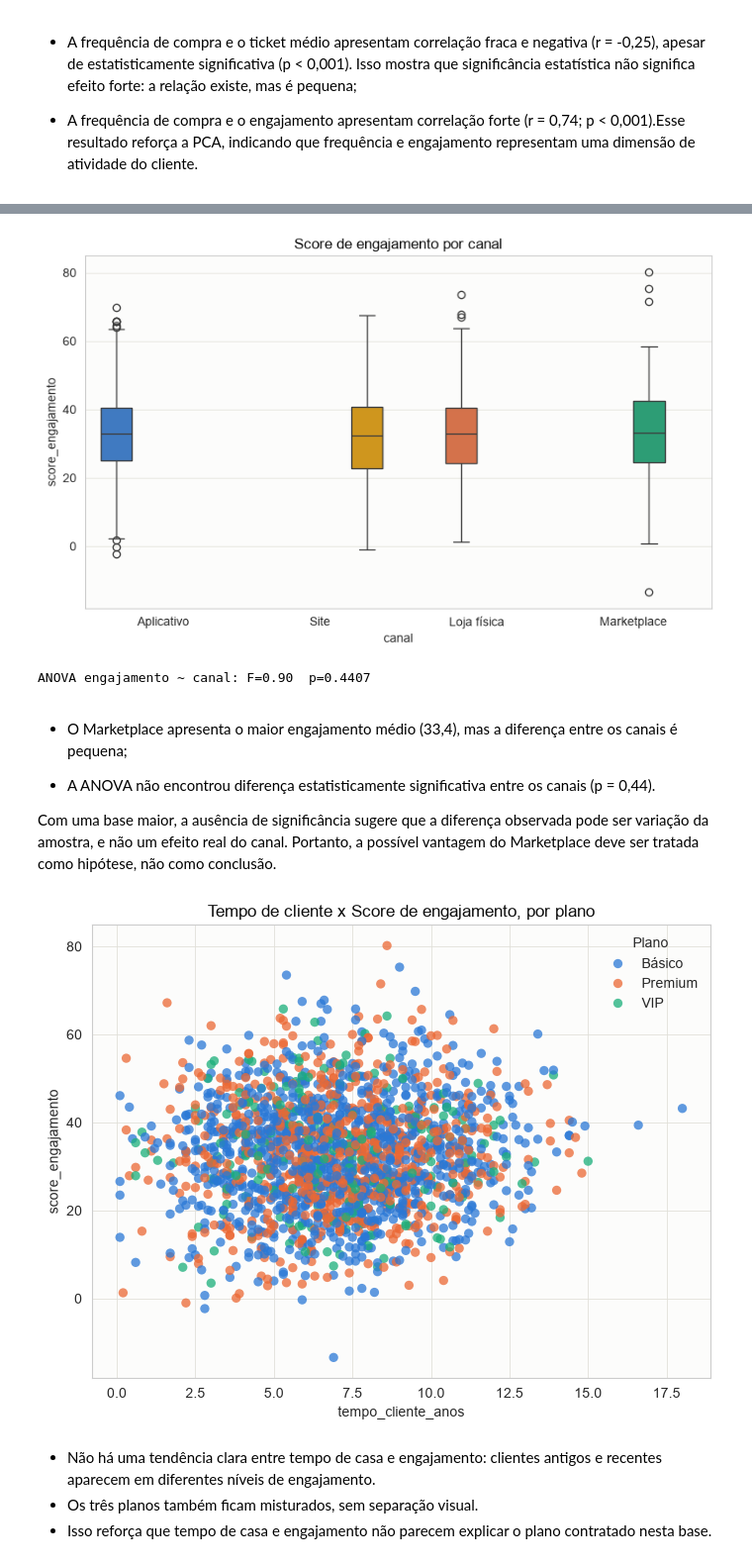
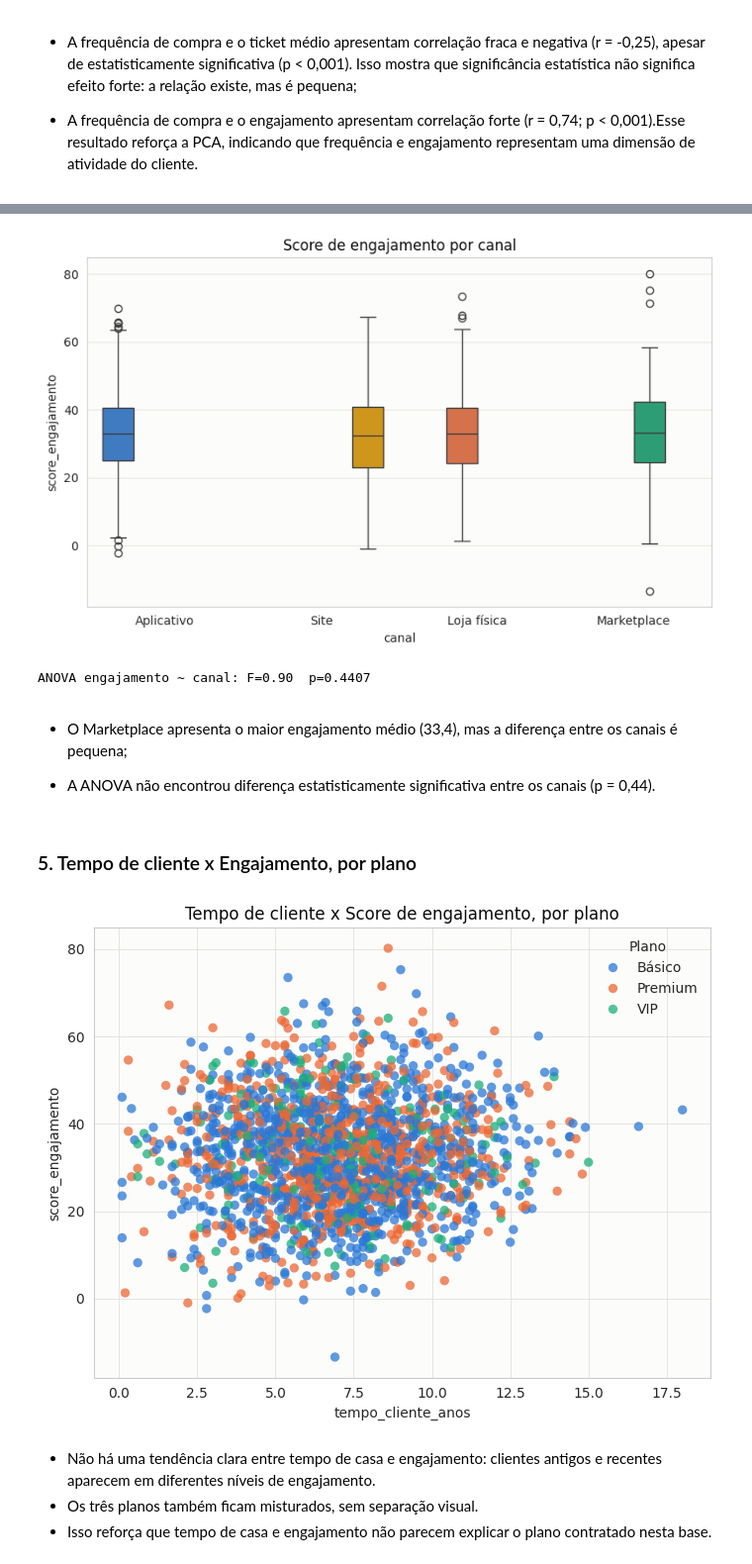
Before and after one commit to maricmello/squad-data-science, a Jupyter notebook: Case 1/EDA.ipynb, the cells around one changed output, grey strips where cells are left out. Shown at 99% size. Cells and saved outputs as stored; diff of their text form; code cells hidden in the pictures.

```diff
--- a/Case 1/EDA.ipynb
+++ b/Case 1/EDA.ipynb
@@ -216,6 +216,7 @@ plt.show()
 # %% [markdown]
 A distribuição é *bimodal*, a densidade mostra um pico por volta dos 28 anos e outro por volta dos 47 anos, sugerindo a presença de diferentes perfis de clientes por faixa etária.
 # %%
+plano_order = sorted(df['plano'].unique())
 seg_order = sorted(df['segmento_latente'].unique())
 
 fig, axes = plt.subplots(1, 2, figsize=(12, 4.5))
@@ -641,17 +570,0 @@ plt.show()
-# %%
-tsne = TSNE(n_components=2, random_state=42, perplexity=30, init='pca')
-X_tsne = tsne.fit_transform(X_scaled)
-df['tsne_1'] = X_tsne[:, 0]
-df['tsne_2'] = X_tsne[:, 1]
-
-fig, ax = plt.subplots(figsize=(7, 6))
-for i, cat in enumerate(seg_order):
-    mask = df['segmento_latente'] == cat
-    ax.scatter(df.loc[mask, 'tsne_1'], df.loc[mask, 'tsne_2'],
-               s=30, alpha=0.7, edgecolor='none', color=CAT_ORDER[i], label=cat)
-ax.set_title('t-SNE (2D) — colorido por segmento latente')
-ax.set_xlabel('Dim 1')
-ax.set_ylabel('Dim 2')
-ax.legend(title='Segmento', frameon=False)
-plt.tight_layout()
-plt.show()
@@ -833,25 +697,24 @@ plt.show()
 f, p = stats.f_oneway(*[df[df['canal'] == c]['score_engajamento'] for c in df['canal'].unique()])
 print(f"ANOVA engajamento ~ canal: F={f:.2f}  p={p:.4f}")
 # %% [output]
-[figure, old version]
+[figure, new version]
 ANOVA engajamento ~ canal: F=0.90  p=0.4407
 # %% [markdown]
 * O Marketplace apresenta o maior engajamento médio (33,4), mas a diferença entre os canais é pequena;
 
 * A ANOVA não encontrou diferença estatisticamente significativa entre os canais (p = 0,44).
-
-Com uma base maior, a ausência de significância sugere que a diferença observada pode ser variação da amostra, e não um efeito real do canal.
-Portanto, a possível vantagem do Marketplace deve ser tratada como hipótese, não como conclusão.
+# %% [markdown]
+### 5. Tempo de cliente x Engajamento, por plano
 # %%
 fig, ax = plt.subplots(figsize=(7, 5.5))
 sns.scatterplot(data=df, x='tempo_cliente_anos', y='score_engajamento', hue='plano',
-                 hue_order=plano_order, palette=pal, s=45, alpha=0.75, edgecolor='none', ax=ax)
+                 hue_order=plano_order, palette=CAT_ORDER[:len(plano_order)], s=45, alpha=0.75, edgecolor='none', ax=ax)
 ax.set_title('Tempo de cliente x Score de engajamento, por plano')
 ax.legend(title='Plano', frameon=False)
 plt.tight_layout()
 plt.show()
 # %% [output]
-[figure, old version]
+[figure, new version]
 # %% [markdown]
 * Não há uma tendência clara entre tempo de casa e engajamento: clientes antigos e recentes aparecem em diferentes níveis de engajamento.
 * Os três planos também ficam misturados, sem separação visual.
```
Also changed, not shown: parts of 42 cells of this notebook, 1 other file.
